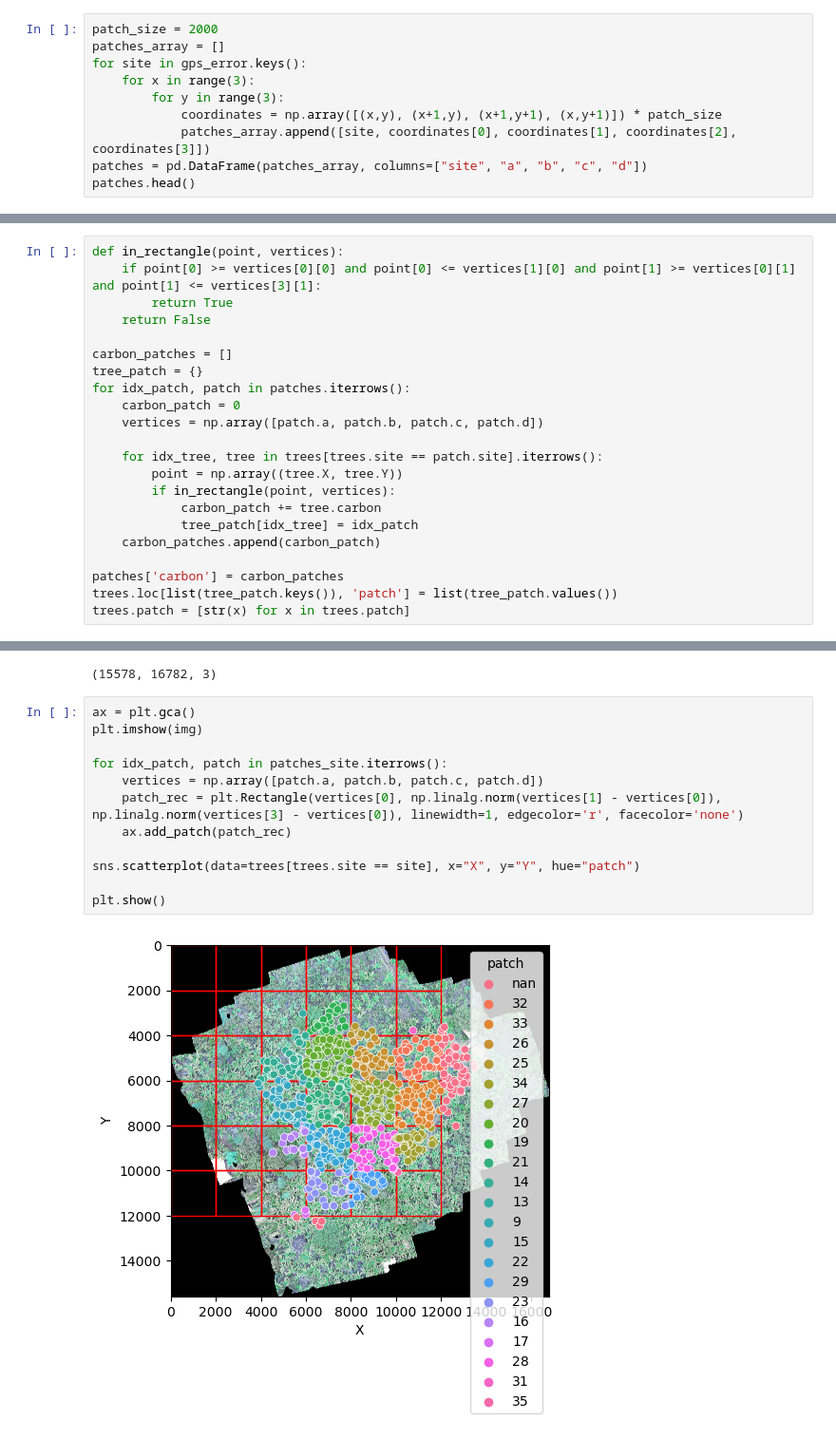
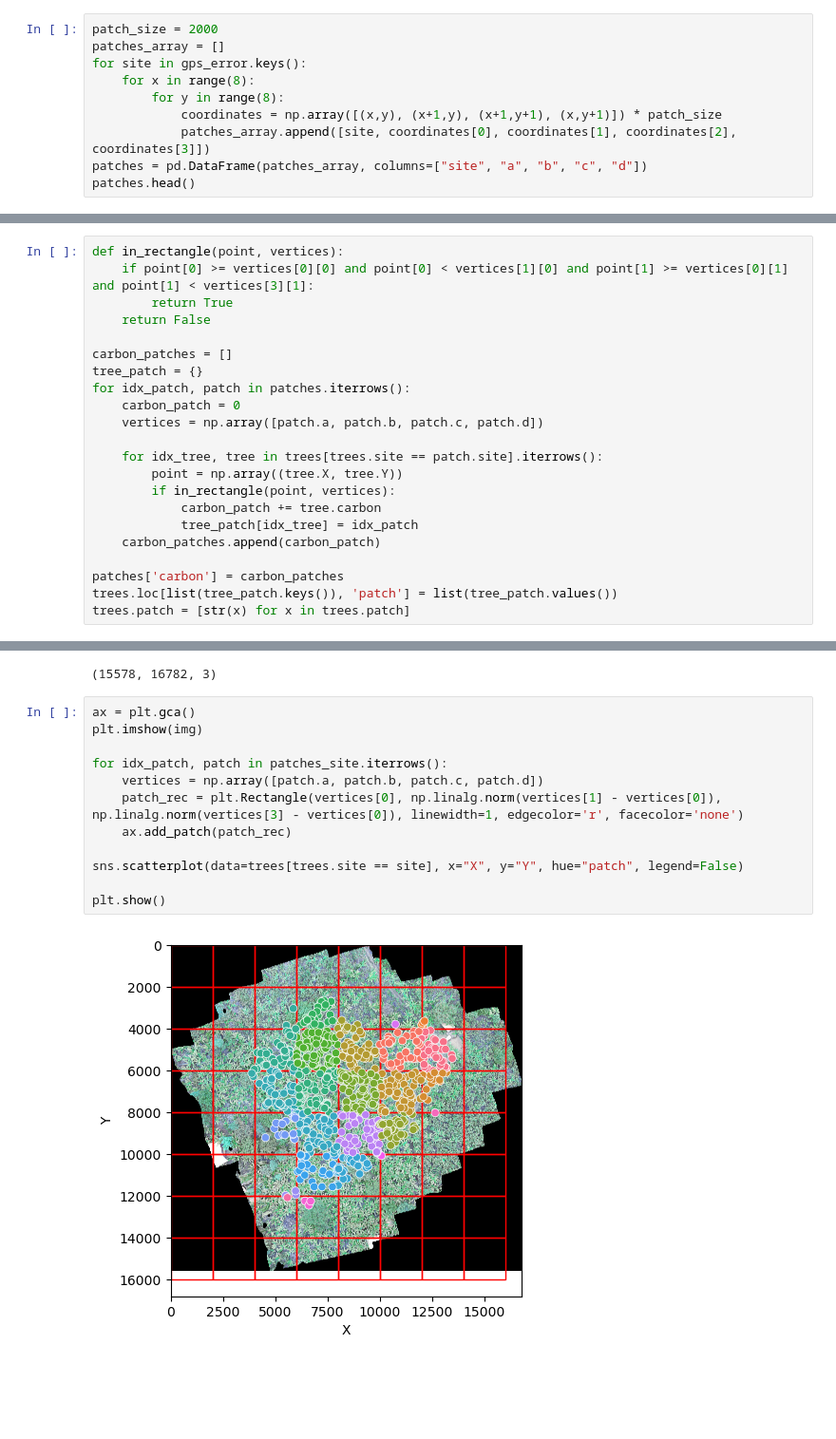
Before and after one commit to TimEngelmann/ai4est, a Jupyter notebook: exploration/estimate_agb_exploration.ipynb, the cells around one changed output, grey strips where cells are left out. Shown at 95% size. Drawn from its saved outputs; the diff is of its cells as text; blank space fills up the shorter version.

```diff
--- a/exploration/estimate_agb_exploration.ipynb
+++ b/exploration/estimate_agb_exploration.ipynb
@@ -56,8 +56,8 @@ xy_error
 patch_size = 2000
 patches_array = []
 for site in gps_error.keys():
-    for x in range(3):
-        for y in range(3):
+    for x in range(8):
+        for y in range(8):
             coordinates = np.array([(x,y), (x+1,y), (x+1,y+1), (x,y+1)]) * patch_size
             patches_array.append([site, coordinates[0], coordinates[1], coordinates[2], coordinates[3]])
 patches = pd.DataFrame(patches_array, columns=["site", "a", "b", "c", "d"])
@@ -116,7 +116,7 @@ in_rectangle(point, vertices)
 [1000.    0.] [   0. 2500.]
 # %%
 def in_rectangle(point, vertices):
-    if point[0] >= vertices[0][0] and point[0] <= vertices[1][0] and point[1] >= vertices[0][1] and point[1] <= vertices[3][1]:
+    if point[0] >= vertices[0][0] and point[0] < vertices[1][0] and point[1] >= vertices[0][1] and point[1] < vertices[3][1]:
         return True
     return False
 
@@ -152,14 +152,14 @@ print(img.shape)
 # %%
 ax = plt.gca()
 plt.imshow(img)
 
 for idx_patch, patch in patches_site.iterrows():
     vertices = np.array([patch.a, patch.b, patch.c, patch.d])
     patch_rec = plt.Rectangle(vertices[0], np.linalg.norm(vertices[1] - vertices[0]), np.linalg.norm(vertices[3] - vertices[0]), linewidth=1, edgecolor='r', facecolor='none')
     ax.add_patch(patch_rec)
 
-sns.scatterplot(data=trees[trees.site == site], x="X", y="Y", hue="patch")
+sns.scatterplot(data=trees[trees.site == site], x="X", y="Y", hue="patch", legend=False)
 
 plt.show()
 # %% [output]
-[figure, old version]
+[figure, new version]
```
Also changed, not shown: parts of 3 cells of this notebook, 1 other file.
